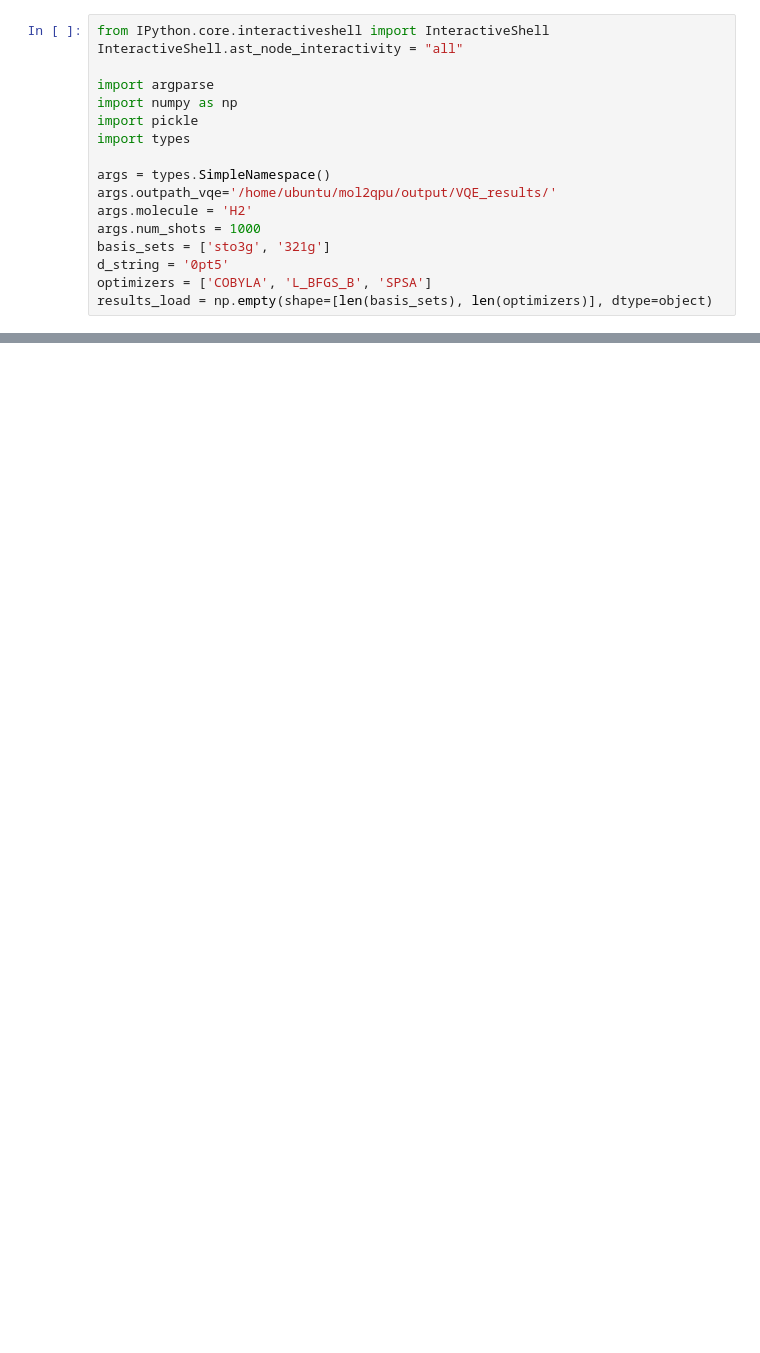
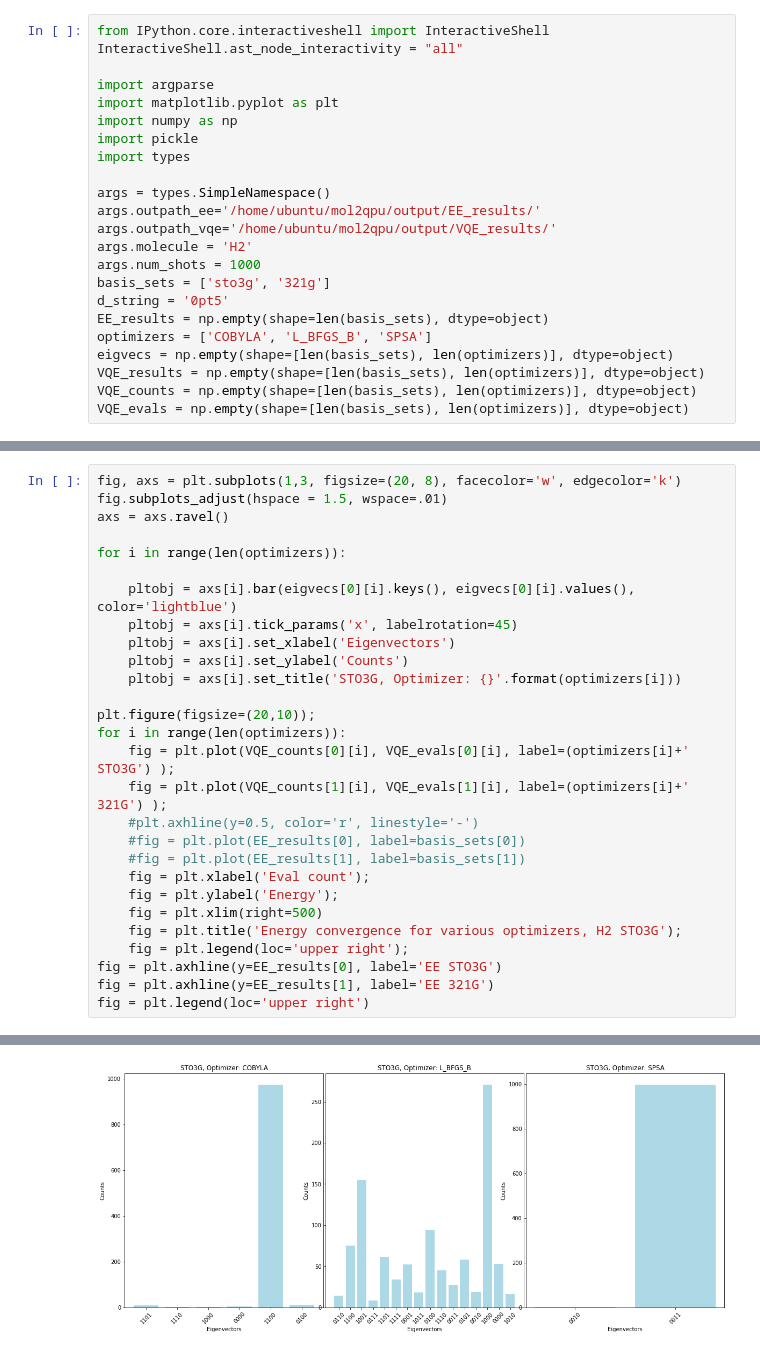
Before and after one commit to jasonlarkin/mol2qpu, a Jupyter notebook: H2_plots.ipynb, the cells around one changed output, grey strips where cells are left out. Saved outputs shown, nothing was run; the diff lists cells and outputs as text; blank space fills up the shorter version.

```diff
--- a/H2_plots.ipynb
+++ b/H2_plots.ipynb
@@ -3,15 +3,21 @@ from IPython.core.interactiveshell import InteractiveShell
 InteractiveShell.ast_node_interactivity = "all"
 
 import argparse
+import matplotlib.pyplot as plt
 import numpy as np
 import pickle
 import types
 
 args = types.SimpleNamespace()
+args.outpath_ee='/home/ubuntu/mol2qpu/output/EE_results/'
 args.outpath_vqe='/home/ubuntu/mol2qpu/output/VQE_results/'
 args.molecule = 'H2'
 args.num_shots = 1000
 basis_sets = ['sto3g', '321g']
 d_string = '0pt5'
+EE_results = np.empty(shape=len(basis_sets), dtype=object)
 optimizers = ['COBYLA', 'L_BFGS_B', 'SPSA']
-results_load = np.empty(shape=[len(basis_sets), len(optimizers)], dtype=object)
+eigvecs = np.empty(shape=[len(basis_sets), len(optimizers)], dtype=object)
+VQE_results = np.empty(shape=[len(basis_sets), len(optimizers)], dtype=object)
+VQE_counts = np.empty(shape=[len(basis_sets), len(optimizers)], dtype=object)
+VQE_evals = np.empty(shape=[len(basis_sets), len(optimizers)], dtype=object)
@@ -96,0 +89,29 @@ array([{'num_optimizer_evals': 189, 'min_val': -1.3221107963620016, 'opt_params'
+# %%
+fig, axs = plt.subplots(1,3, figsize=(20, 8), facecolor='w', edgecolor='k')
+fig.subplots_adjust(hspace = 1.5, wspace=.01)
+axs = axs.ravel()
+
+for i in range(len(optimizers)):
+
+    pltobj = axs[i].bar(eigvecs[0][i].keys(), eigvecs[0][i].values(), color='lightblue')
+    pltobj = axs[i].tick_params('x', labelrotation=45)
+    pltobj = axs[i].set_xlabel('Eigenvectors')
+    pltobj = axs[i].set_ylabel('Counts')
+    pltobj = axs[i].set_title('STO3G, Optimizer: {}'.format(optimizers[i]))
+
+plt.figure(figsize=(20,10));
+for i in range(len(optimizers)):
+    fig = plt.plot(VQE_counts[0][i], VQE_evals[0][i], label=(optimizers[i]+' STO3G') );
+    fig = plt.plot(VQE_counts[1][i], VQE_evals[1][i], label=(optimizers[i]+' 321G') );
+    #plt.axhline(y=0.5, color='r', linestyle='-')
+    #fig = plt.plot(EE_results[0], label=basis_sets[0])
+    #fig = plt.plot(EE_results[1], label=basis_sets[1])
+    fig = plt.xlabel('Eval count');
+    fig = plt.ylabel('Energy');
+    fig = plt.xlim(right=500)
+    fig = plt.title('Energy convergence for various optimizers, H2 STO3G');
+    fig = plt.legend(loc='upper right');
+fig = plt.axhline(y=EE_results[0], label='EE STO3G')
+fig = plt.axhline(y=EE_results[1], label='EE 321G')
+fig = plt.legend(loc='upper right')
+# %% [output]
@@ -96,0 +119 @@ array([{'num_optimizer_evals': 189, 'min_val': -1.3221107963620016, 'opt_params'
+[figure, added]
```
Also changed, not shown: parts of 5 cells of this notebook, 2 other files.
